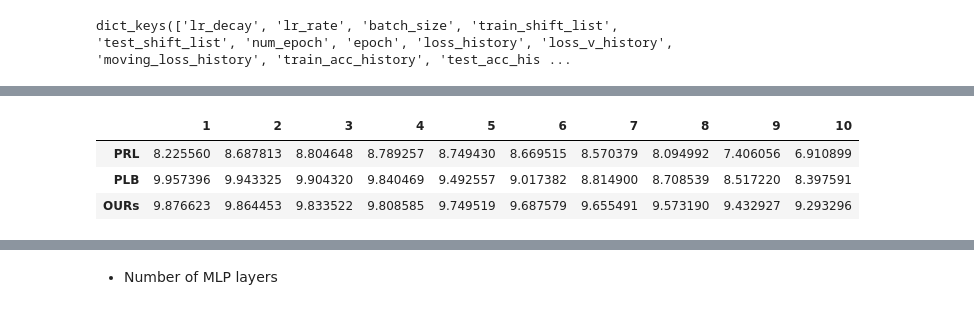
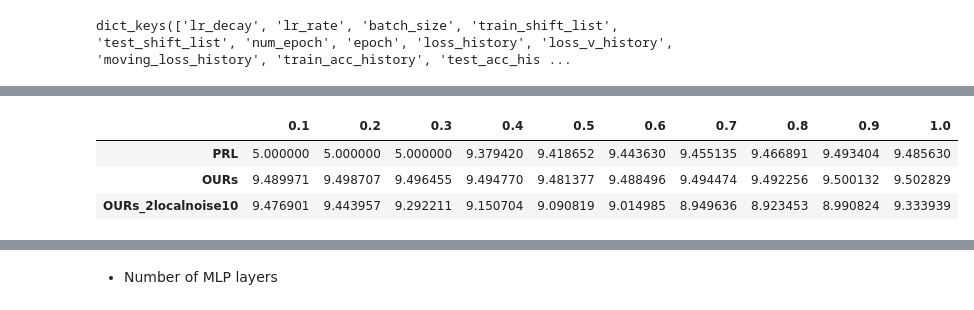
Before and after one commit to iphysresearch/Python4GW, a Jupyter notebook: CNN.ipynb, the cells around one changed output, grey strips where cells are left out. Cells and saved outputs as stored; diff of their text form; code cells hidden in the pictures.

```diff
--- a/CNN.ipynb
+++ b/CNN.ipynb
@@ -591,20 +625,37 @@ AUC_OURs = np.load('./AUC_data/AUC_OURs_fromfloydhub.npy')
 # %%
-SNR_test_list = np.arange(1,11,1)[::-1]
+SNR_test_list = np.linspace(0.1, 1, 10)[::-1]
 plt.figure(figsize=(15,4))
-for i in range(10):
-# for i in SNR_test_list:
+for i in range(AUC_PRL.shape[0]):
     plt.plot(AUC_PRL.mean(axis=2)[i], label = SNR_test_list[i])
 plt.legend()
 
 plt.figure(figsize=(15,4))
-for i in range(10):
-# for i in SNR_test_list:
-    plt.plot(AUC_PLB.mean(axis=2)[i], label = SNR_test_list[i])
+for i in range(AUC_PLB.shape[0]):
+    plt.plot(AUC_PLB.mean(axis=2)[i][::-1][:-1:2], label = SNR_test_list[i])
+plt.legend()
+
+# plt.figure(figsize=(15,4))
+# for i in range(AUC_OURs_2localnoise5.shape[0]):
+#     plt.plot(AUC_OURs_2localnoise5.mean(axis=2)[i],'b', label = SNR_test_list[i])
+# plt.legend()
+
+plt.figure(figsize=(15,4))
+for i in range(AUC_OURs_2localnoise10.shape[0]):
+    plt.plot(AUC_OURs_2localnoise10.mean(axis=2)[i], label = SNR_test_list[i])
+plt.legend()
+
+# plt.figure(figsize=(15,4))
+# for i in range(AUC_OURs_2localnoise1.shape[0]):
+#     plt.plot(AUC_OURs_2localnoise1.mean(axis=2)[i],'g', label = SNR_test_list[i])
+# plt.legend()
+
+plt.figure(figsize=(15,4))
+for i in range(AUC_OURs_new3_localnoise.shape[0]):
+    plt.plot(AUC_OURs_new3_localnoise.mean(axis=2)[i], label = SNR_test_list[i])
 plt.legend()
 
 plt.figure(figsize=(15,4))
-for i in range(10):
-# for i in SNR_test_list:
+for i in range(AUC_OURs.shape[0]):
     plt.plot(AUC_OURs.mean(axis=2)[i], label = SNR_test_list[i])
 plt.legend()
 # %% [output]
@@ -615,11 +668,14 @@ plt.legend()
 # %%
 df = pd.DataFrame([AUC_PRL.mean(axis=2).sum(axis=1),
-                   AUC_PLB.mean(axis=2).sum(axis=1),
-                   AUC_OURs.mean(axis=2).sum(axis=1)], columns=np.arange(1,11,1)[::-1], index=['PRL', 'PLB', 'OURs'])
+#                    AUC_PLB.mean(axis=2).sum(axis=1),
+                   AUC_OURs.mean(axis=2).sum(axis=1),
+                   AUC_OURs_2localnoise10.mean(axis=2).sum(axis=1)],
+                  columns=SNR_test_list,
+                  index=['PRL', 'OURs','OURs_2localnoise10'])
 df.sort_index(axis=1, inplace = True)
 df
 # %% [output]
-|  | 1 | 2 | 3 | 4 | 5 | 6 | 7 | 8 | 9 | 10 |
-| PRL | 8.225560 | 8.687813 | 8.804648 | 8.789257 | 8.749430 | 8.669515 | 8.570379 | 8.094992 | 7.406056 | 6.910899 |
-| PLB | 9.957396 | 9.943325 | 9.904320 | 9.840469 | 9.492557 | 9.017382 | 8.814900 | 8.708539 | 8.517220 | 8.397591 |
-| OURs | 9.876623 | 9.864453 | 9.833522 | 9.808585 | 9.749519 | 9.687579 | 9.655491 | 9.573190 | 9.432927 | 9.293296 |
+|  | 0.1 | 0.2 | 0.3 | 0.4 | 0.5 | 0.6 | 0.7 | 0.8 | 0.9 | 1.0 |
+| PRL | 5.000000 | 5.000000 | 5.000000 | 9.379420 | 9.418652 | 9.443630 | 9.455135 | 9.466891 | 9.493404 | 9.485630 |
+| OURs | 9.489971 | 9.498707 | 9.496455 | 9.494770 | 9.481377 | 9.488496 | 9.494474 | 9.492256 | 9.500132 | 9.502829 |
+| OURs_2localnoise10 | 9.476901 | 9.443957 | 9.292211 | 9.150704 | 9.090819 | 9.014985 | 8.949636 | 8.923453 | 8.990824 | 9.333939 |
```
Also changed, not shown: parts of 10 cells of this notebook, 45 other files.
